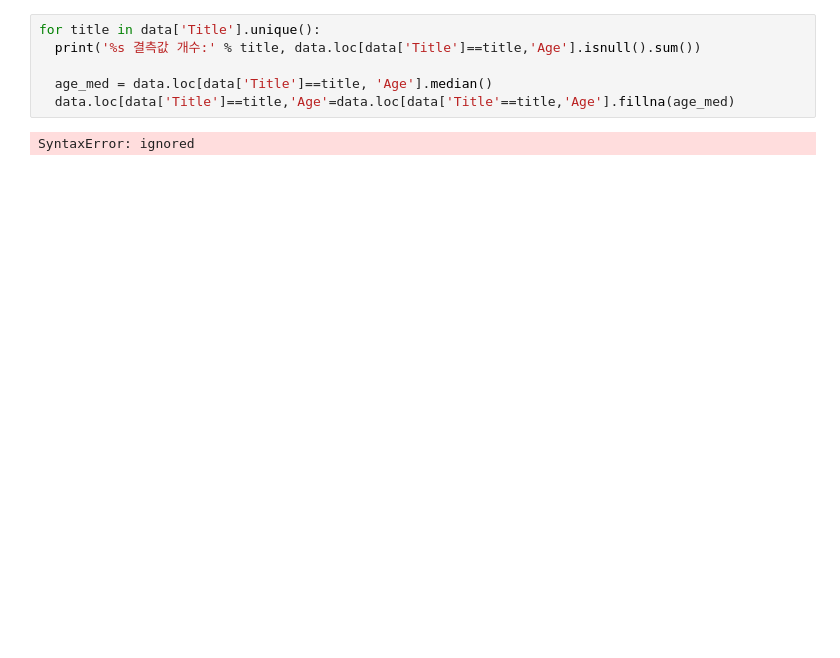
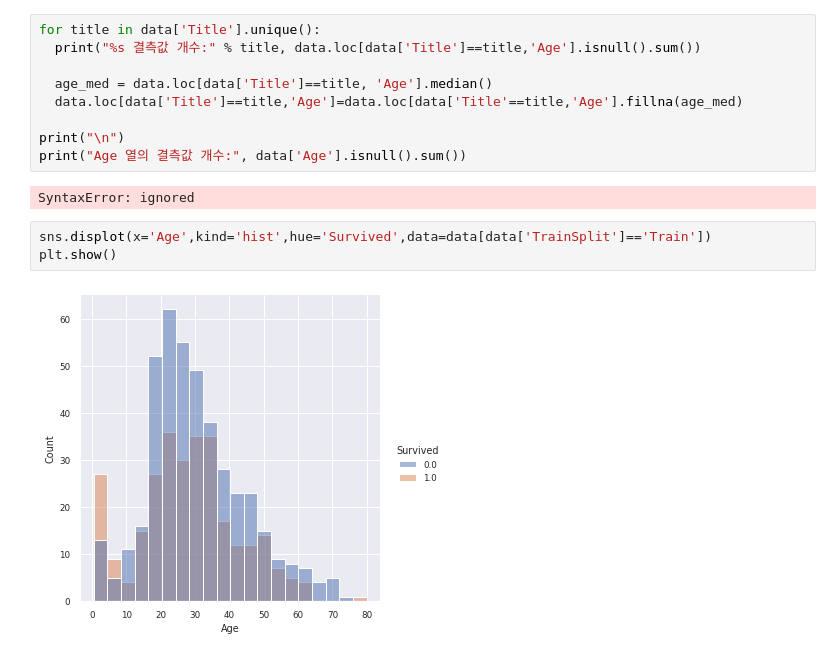
Before and after one commit to daaanum/daaan, a Jupyter notebook: 머신러닝_응용0.ipynb, the cells around one changed output. Cells and saved outputs as stored; diff of their text form; blank space fills up the shorter version.

```diff
--- a/머신러닝_응용0.ipynb
+++ b/머신러닝_응용0.ipynb
@@ -312,9 +312,17 @@ Index(['PassengerId', 'Survived', 'Pclass', 'Sex', 'Age', 'SibSp', 'Parch',
       dtype='object')
 # %%
 for title in data['Title'].unique():
-  print('%s 결측값 개수:' % title, data.loc[data['Title']==title,'Age'].isnull().sum())
+  print("%s 결측값 개수:" % title, data.loc[data['Title']==title,'Age'].isnull().sum())
 
   age_med = data.loc[data['Title']==title, 'Age'].median()
-  data.loc[data['Title']==title,'Age'=data.loc[data['Title'==title,'Age'].fillna(age_med)
+  data.loc[data['Title']==title,'Age']=data.loc[data['Title'==title,'Age'].fillna(age_med)
+
+print("\n")
+print("Age 열의 결측값 개수:", data['Age'].isnull().sum())
 # %% [output]
 SyntaxError: ignored
+# %%
+sns.displot(x='Age',kind='hist',hue='Survived',data=data[data['TrainSplit']=='Train'])
+plt.show()
+# %% [output]
+[figure, added]
```
Also changed, not shown: parts of 33 cells of this notebook.
